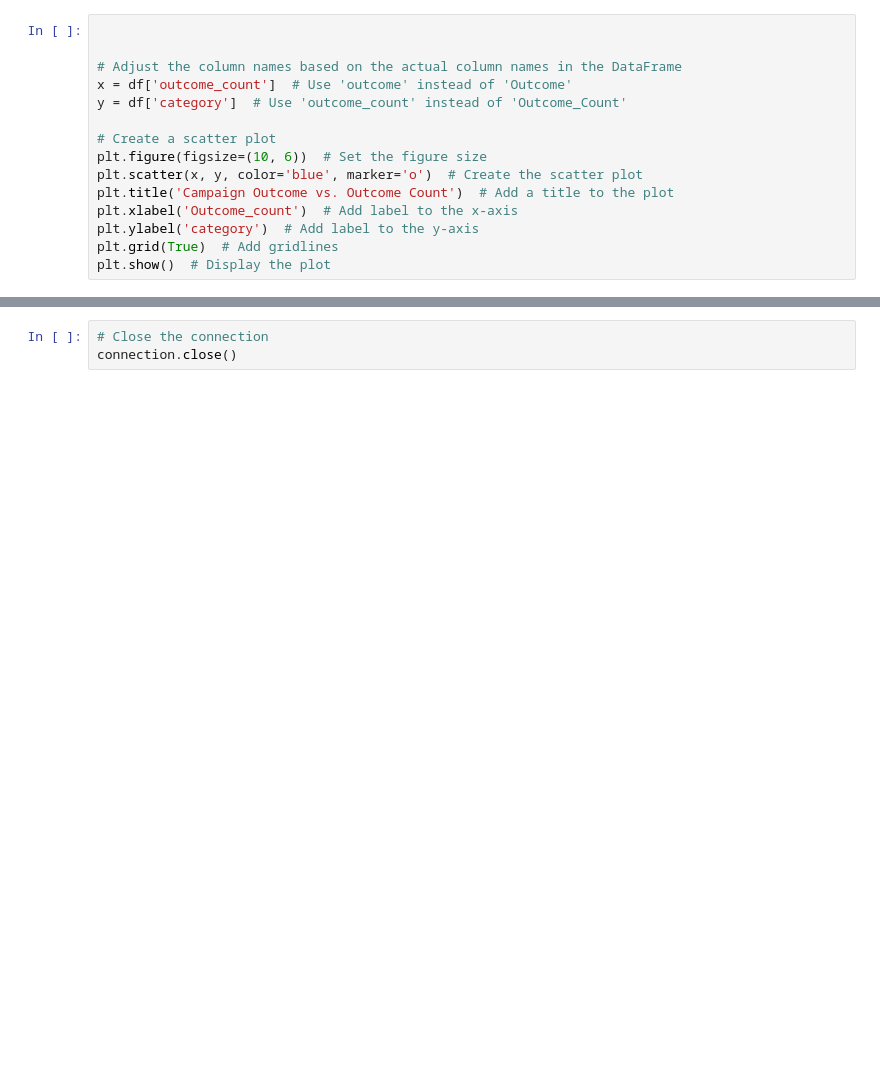
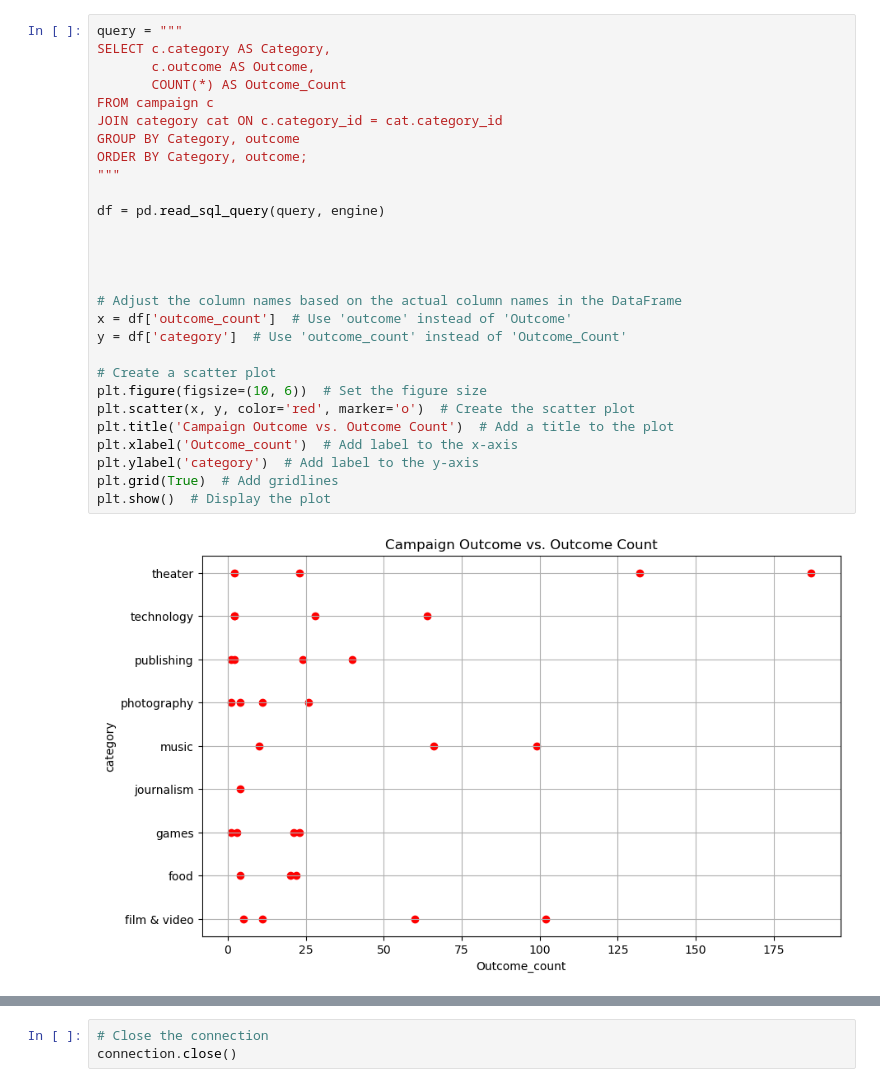
Before and after one commit to gabrielaza22/Crowdfunding_ETL, a Jupyter notebook: Jupyter Notebook/queries and visuals.ipynb, the cells around one changed output, grey strips where cells are left out. Drawn from its saved outputs; the diff is of its cells as text; blank space fills up the shorter version.

```diff
--- a/Jupyter Notebook/queries and visuals.ipynb
+++ b/Jupyter Notebook/queries and visuals.ipynb
@@ -49,16 +31,31 @@ print(df.columns)
 # %%
+query = """
+SELECT c.category AS Category,
+       c.outcome AS Outcome,
+       COUNT(*) AS Outcome_Count
+FROM campaign c
+JOIN category cat ON c.category_id = cat.category_id
+GROUP BY Category, outcome
+ORDER BY Category, outcome;
+"""
+
+df = pd.read_sql_query(query, engine)
+
+
 
 
 # Adjust the column names based on the actual column names in the DataFrame
 x = df['outcome_count']  # Use 'outcome' instead of 'Outcome'
 y = df['category']  # Use 'outcome_count' instead of 'Outcome_Count'
 
 # Create a scatter plot
 plt.figure(figsize=(10, 6))  # Set the figure size
-plt.scatter(x, y, color='blue', marker='o')  # Create the scatter plot
+plt.scatter(x, y, color='red', marker='o')  # Create the scatter plot
 plt.title('Campaign Outcome vs. Outcome Count')  # Add a title to the plot
 plt.xlabel('Outcome_count')  # Add label to the x-axis
 plt.ylabel('category')  # Add label to the y-axis
 plt.grid(True)  # Add gridlines
 plt.show()  # Display the plot
+# %% [output]
+[figure, added]
 # %%
```
Also changed, not shown: parts of 6 cells of this notebook, 4 other files.
